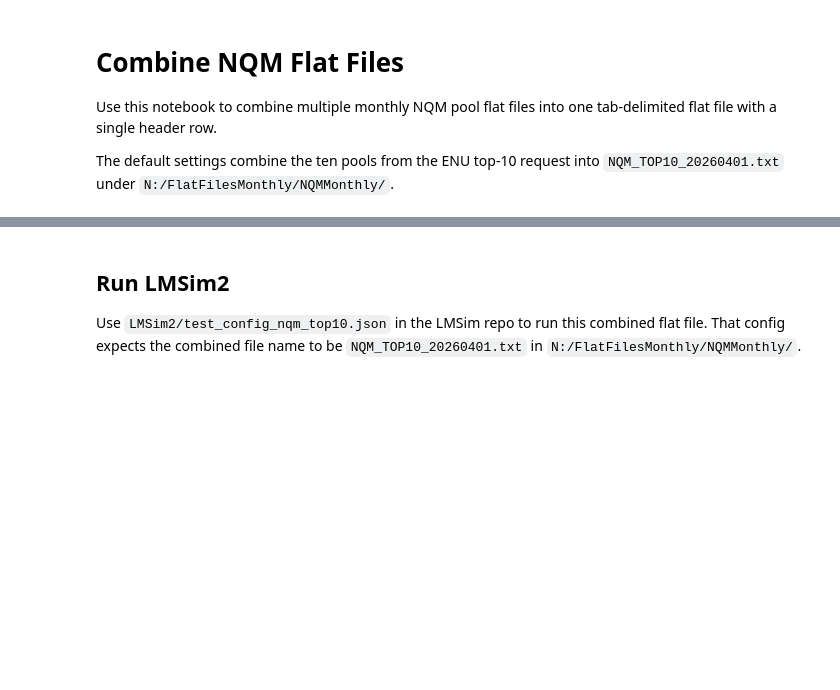
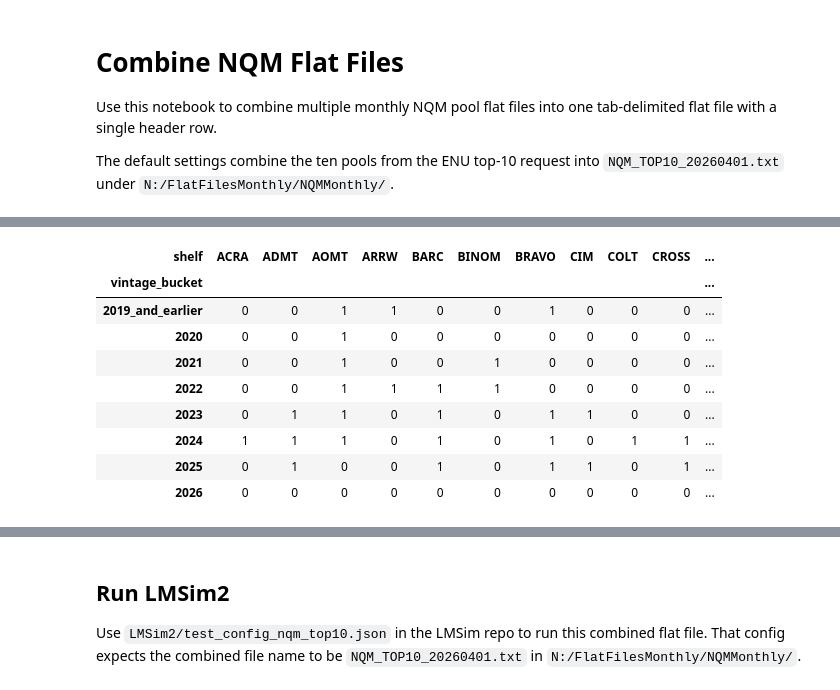
Before and after one commit to howie-zeng/howard-toolbox, a Jupyter notebook: lmsim/combine_nqm_flatfiles.ipynb, the cells around one changed output, grey strips where cells are left out. Saved outputs shown, nothing was run; the diff lists cells and outputs as text; code cells hidden in the pictures; blank space fills up the shorter version.

```diff
--- a/lmsim/combine_nqm_flatfiles.ipynb
+++ b/lmsim/combine_nqm_flatfiles.ipynb
@@ -9,7 +9,7 @@ from pathlib import Path
 
 # Edit these parameters as needed.
 source_dir = Path(r"N:/FlatFilesMonthly/NQMMonthly")
-asof_date = "20260401"
+asof_date = "20260501"
 output_pool_id = "NQM_TOP10"
 output_path = source_dir / f"{output_pool_id}_{asof_date}.txt"
 
@@ -30,0 +116,68 @@ source_files
+# %%
+import re
+
+vintage_targets = {
+    "2019_and_earlier": 5,
+    "2020": 6,
+    "2021": 10,
+    "2022": 14,
+    "2023": 18,
+    "2024": 22,
+    "2025": 20,
+    "2026": 5,
+}
+
+def count_data_rows(path: Path) -> int:
+    with path.open("rb") as f:
+        return sum(1 for _ in f) - 1
+
+def extract_vintage(deal_name: str) -> str | None:
+    match = re.search(r"20\d{2}", deal_name)
+    return match.group(0) if match else None
+
+def vintage_bucket(vintage: str) -> str:
+    if int(vintage) <= 2019:
+        return "2019_and_earlier"
+    return vintage
+
+def pick_diverse_deals(vintage_df: pd.DataFrame, target_count: int) -> pd.DataFrame:
+    ranked = vintage_df.sort_values(
+        ["shelf", "data_rows", "bbg_deal_name"],
+        ascending=[True, False, True],
+    ).copy()
+    ranked["shelf_rank"] = ranked.groupby("shelf").cumcount()
+    return ranked.sort_values(
+        ["shelf_rank", "data_rows", "shelf", "bbg_deal_name"],
+        ascending=[True, False, True, True],
+    ).head(target_count)
+
+deal_selection_df = pool_deal_lookup.dropna(subset=["bbg_deal_name"]).copy()
+deal_selection_df["file_path"] = deal_selection_df["pool_id"].map(pool_file_lookup)
+deal_selection_df["data_rows"] = deal_selection_df["file_path"].map(count_data_rows)
+deal_selection_df["shelf"] = deal_selection_df["bbg_deal_name"].str.split().str[0]
+deal_selection_df["vintage"] = deal_selection_df["bbg_deal_name"].map(extract_vintage)
+deal_selection_df = deal_selection_df.dropna(subset=["vintage"])
+deal_selection_df["vintage_bucket"] = deal_selection_df["vintage"].map(vintage_bucket)
+
+selected_deals = pd.concat(
+    [
+        pick_diverse_deals(
+            deal_selection_df[deal_selection_df["vintage_bucket"] == vintage],
+            target_count,
+        )
+        for vintage, target_count in vintage_targets.items()
+    ],
+    ignore_index=True,
+).sort_values(["vintage_bucket", "shelf", "bbg_deal_name"])
+
+source_files = selected_deals["file_path"].tolist()
+output_pool_id = "NQM_SELECTED100"
+output_path = source_dir / f"{output_pool_id}_{asof_date}.txt"
+
+print(f"Selected {len(selected_deals):,} deals with {selected_deals['data_rows'].sum():,} total expected rows")
+display(selected_deals.groupby("vintage_bucket").agg(deals=("pool_id", "count"), rows=("data_rows", "sum")))
+display(pd.crosstab(selected_deals["vintage_bucket"], selected_deals["shelf"]))
+display(selected_deals[["pool_id", "bbg_deal_name", "vintage_bucket", "shelf", "data_rows"]])
+
+len(source_files), output_path
+# %% [output]
@@ -30,0 +195,10 @@ source_files
+| shelf | ACRA | ADMT | AOMT | ARRW | BARC | BINOM | BRAVO | CIM | COLT | CROSS | ... |
+| vintage_bucket |  |  |  |  |  |  |  |  |  |  | ... |
+| 2019_and_earlier | 0 | 0 | 1 | 1 | 0 | 0 | 1 | 0 | 0 | 0 | ... |
+| 2020 | 0 | 0 | 1 | 0 | 0 | 0 | 0 | 0 | 0 | 0 | ... |
+| 2021 | 0 | 0 | 1 | 0 | 0 | 1 | 0 | 0 | 0 | 0 | ... |
+| 2022 | 0 | 0 | 1 | 1 | 1 | 1 | 0 | 0 | 0 | 0 | ... |
+| 2023 | 0 | 1 | 1 | 0 | 1 | 0 | 1 | 1 | 0 | 0 | ... |
+| 2024 | 1 | 1 | 1 | 0 | 1 | 0 | 1 | 0 | 1 | 1 | ... |
+| 2025 | 0 | 1 | 0 | 0 | 1 | 0 | 1 | 1 | 0 | 1 | ... |
+| 2026 | 0 | 0 | 0 | 0 | 0 | 0 | 0 | 0 | 0 | 0 | ... |
```
Also changed, not shown: parts of 10 cells of this notebook, 28 other files.
